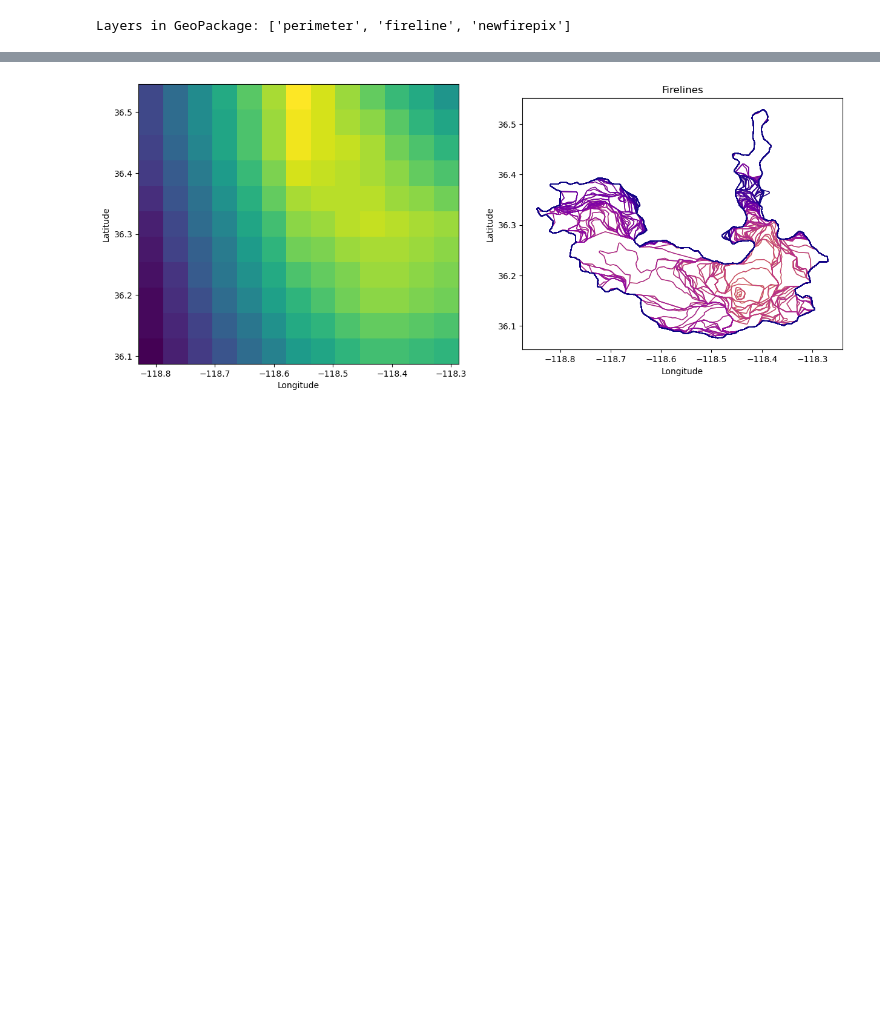
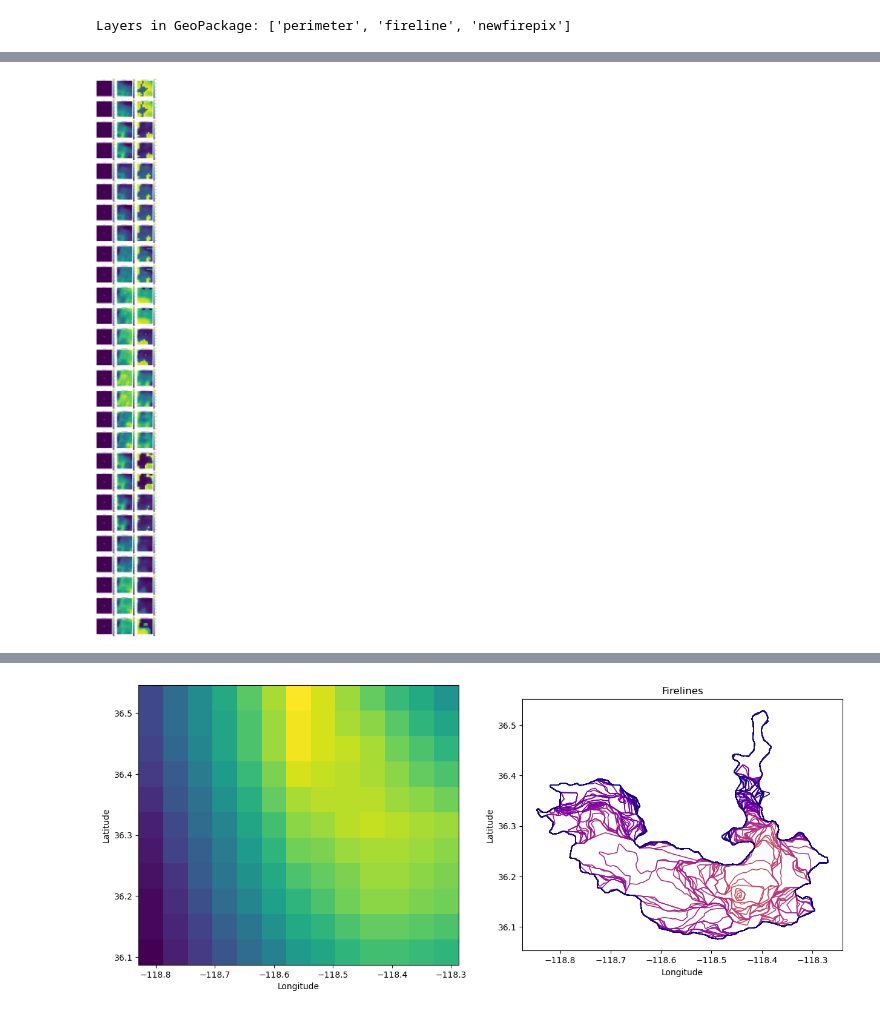
Before and after one commit to Jared-Mac/firegen, a Jupyter notebook: explore_dataset.ipynb, the cells around one changed output, grey strips where cells are left out. Drawn from its saved outputs; the diff is of its cells as text; code cells hidden in the pictures; blank space fills up the shorter version.

Commit message:
data wrangling

```diff
--- a/explore_dataset.ipynb
+++ b/explore_dataset.ipynb
@@ -21,7 +28,7 @@ def read_gpkg(fnm,layer='perimeter'):
 # %%
 # Path to your GeoPackage file
 gpkg_path = "Largefire/LargeFires_2020.gpkg"
-
+weather_path = 'Weather/vs_2012.nc'
 # List all layers in the GeoPackage
 layers = fiona.listlayers(gpkg_path)
 print("Layers in GeoPackage:", layers)
@@ -74,8 +58,16 @@ print(avg)
 # %%
+# Define the projection of your current bounds (example: UTM Zone 15N)
+proj_utm = Proj(init='epsg:32615')  # Replace 'epsg:32615' with the correct EPSG code
+
+# Define the projection of your dataset (likely geographic coordinates)
+proj_wgs84 = Proj(init='epsg:4326')
+# Create a transformer object for converting from UTM to WGS84
+transformer = Transformer.from_crs("epsg:32615", "epsg:4326", always_xy=True)
+
 grid_size = 224  # 224x224 grid
 total_pixels = grid_size ** 2  # Total number of pixels in the grid
 
 # Assuming the area is in square degrees (modify this if the unit is different)
-pixel_area = avg / total_pixels / 250
+pixel_area = 500 / total_pixels / 250
 pixel_size = np.sqrt(pixel_area)  # Since area = size^2
-pixel_size
+# pixel_size = 69.14668780499088
@@ -131,6 +156 @@ def create_frames(df,grid):
     return frames
-# %%
-minx, miny, maxx, maxy = adjust_bounds_to_fixed_resolution(filtered_gdf, pixel_size)
-frames = create_frames(filtered_gdf,create_mesh_grid(minx, miny, maxx, maxy))
-
-plot_selected_images(frames)
@@ -156,3 +236,28 @@ plot_selected_images(frames)
+# %%
+
+def plot_multiple_frames(frames1, frames2, frames3, title_prefixes=["Fire", "Wind Speed", "Wind Direction"]):
+    # Assuming all frames lists are of the same length
+    num_frames = len(frames1)
+
+    # Create subplot layout
+    n_cols = 3  # Three columns for three lists of frames
+    n_rows = num_frames  # Each row will have one frame from each list
+
+    fig, axs = plt.subplots(n_rows, n_cols, figsize=(n_cols * 4, n_rows * 4))
+
+    for i in range(num_frames):
+        for j, frames in enumerate([frames1, frames2, frames3]):
+            ax = axs[i, j]
+            im = ax.imshow(frames[i], cmap='viridis', origin='lower')
+            ax.set_title(f"{title_prefixes[j]} {i+1}")
+            ax.axis('off')
+            fig.colorbar(im, ax=ax)
+
+    plt.tight_layout()
+    plt.show()
+plot_multiple_frames(data[10][0],data[10][1],data[10][2])
+# %% [output]
+[figure, added]
 # %%
 # Specify the fireID you want to filter by
 # specific_fireID = 3649
```
Also changed, not shown: parts of 16 cells of this notebook, 3 other files.
